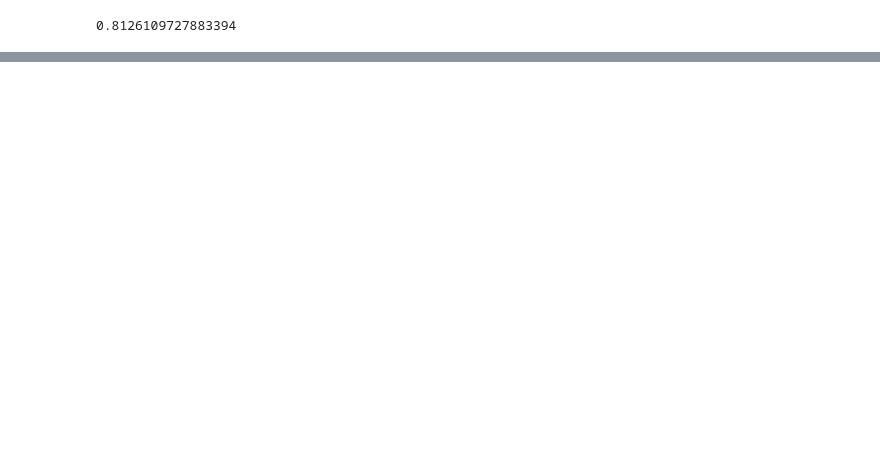
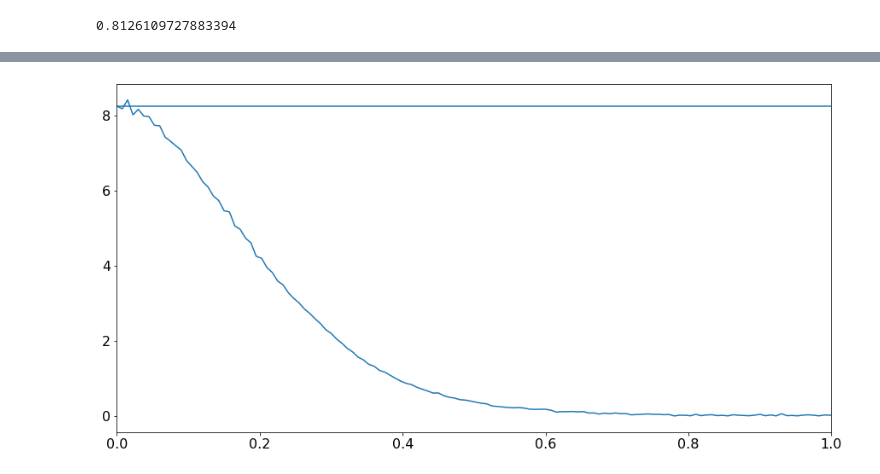
Before and after one commit to IharLobach/fur, a Jupyter notebook: shifts/shift_03_09_2020/amlitude_vs_current.ipynb, the cells around one changed output, grey strips where cells are left out. Cells and saved outputs as stored; diff of their text form; code cells hidden in the pictures; blank space fills up the shorter version.

```diff
--- a/shifts/shift_03_09_2020/amlitude_vs_current.ipynb
+++ b/shifts/shift_03_09_2020/amlitude_vs_current.ipynb
@@ -97,0 +124,8 @@ fluctuation_waveforms_df.head()
+# %%
+bpm_fft = np.fft.rfft(bpm_wf)
+plt.plot(freqs, np.absolute(bpm_fft))
+plt.xlim(0,1.0)
+plt.axhline(np.absolute(bpm_fft[0]))
+plt.show()
+# %% [output]
+[figure, added]
```
Also changed, not shown: parts of 36 cells of this notebook, 3 other files.
